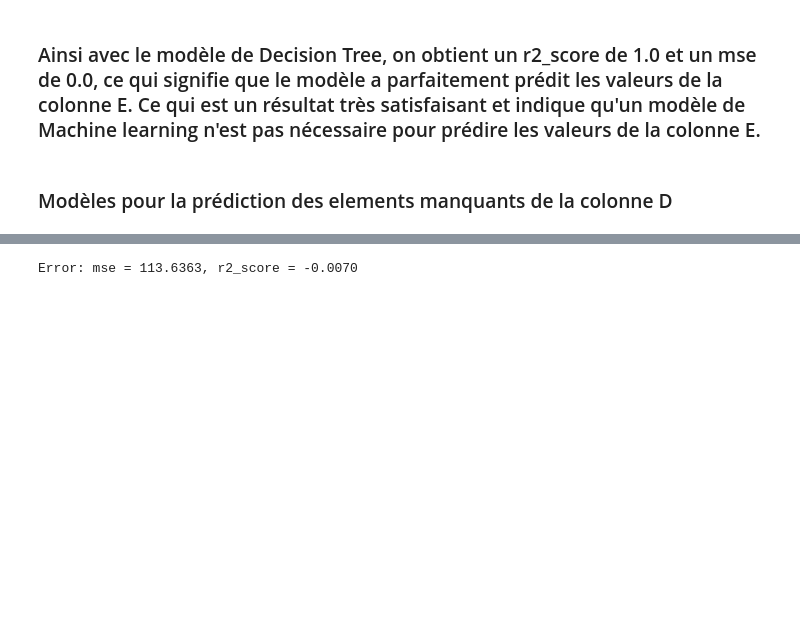
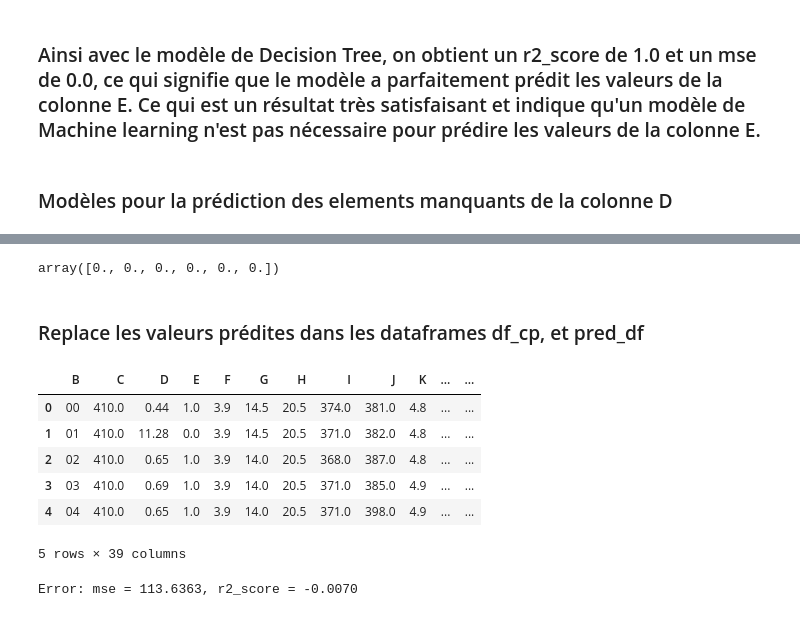
Before and after one commit to beryl-07/data-science-mini-project, a Jupyter notebook: exercice-1.ipynb, the cells around one changed output, grey strips where cells are left out. Drawn from its saved outputs; the diff is of its cells as text; code cells hidden in the pictures; blank space fills up the shorter version.

```diff
--- a/exercice-1.ipynb
+++ b/exercice-1.ipynb
@@ -434,0 +462,7 @@ array([1., 0., 1., 1., 0., 0., 1., 1., 1., 1., 1., 1., 1.])
+# %%
+result_pred_e = decision_tree_model.predict(pred_df[pred_df[df.columns[3]].isna() & pred_df[df.columns[2]].notna()][[df.columns[2]]])
+result_pred_e
+# %% [output]
+array([0., 0., 0., 0., 0., 0.])
+# %% [markdown]
+### Replace les valeurs prédites dans les dataframes df_cp, et pred_df
@@ -434,0 +473,10 @@ array([1., 0., 1., 1., 0., 0., 1., 1., 1., 1., 1., 1., 1.])
+# %%
+df_cp.head()
+# %% [output]
+|  | B | C | D | E | F | G | H | I | J | K | ... | ... |
+| 0 | 00 | 410.0 | 0.44 | 1.0 | 3.9 | 14.5 | 20.5 | 374.0 | 381.0 | 4.8 | ... | ... |
+| 1 | 01 | 410.0 | 11.28 | 0.0 | 3.9 | 14.5 | 20.5 | 371.0 | 382.0 | 4.8 | ... | ... |
+| 2 | 02 | 410.0 | 0.65 | 1.0 | 3.9 | 14.0 | 20.5 | 368.0 | 387.0 | 4.8 | ... | ... |
+| 3 | 03 | 410.0 | 0.69 | 1.0 | 3.9 | 14.0 | 20.5 | 371.0 | 385.0 | 4.9 | ... | ... |
+| 4 | 04 | 410.0 | 0.65 | 1.0 | 3.9 | 14.0 | 20.5 | 371.0 | 398.0 | 4.9 | ... | ... |
+5 rows × 39 columns
```
Also changed, not shown: parts of 29 cells of this notebook, 1 other file.
